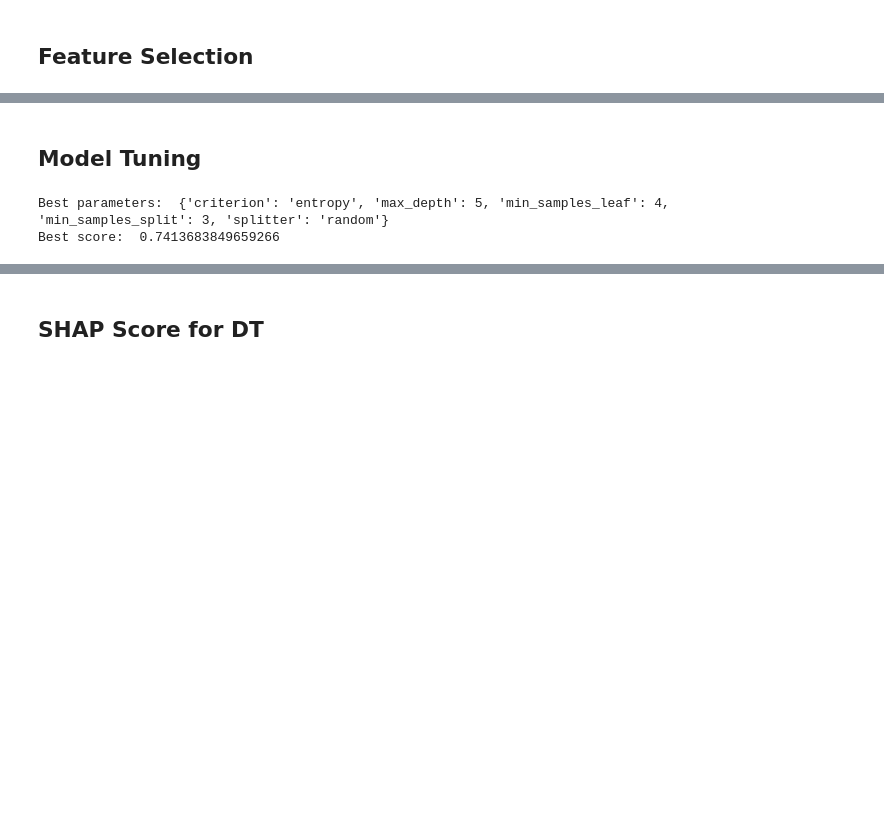
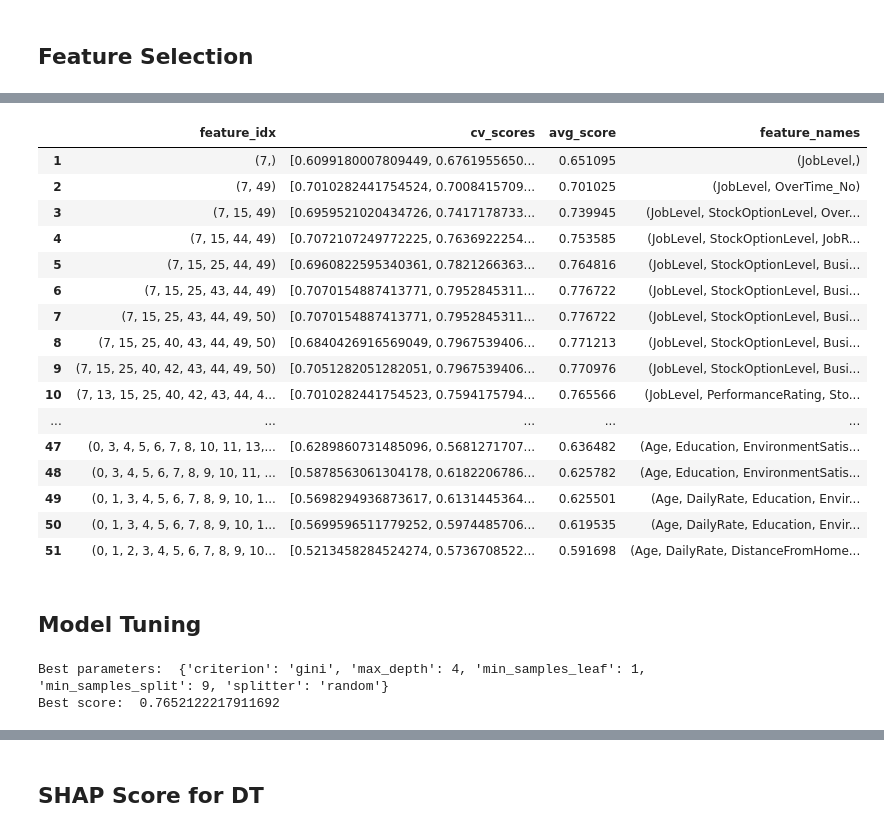
Before and after one commit to cicasiano/capstone-hr-analytics, a Jupyter notebook: notebooks/attrition-prediction.ipynb, the cells around one changed output, grey strips where cells are left out. Saved outputs shown, nothing was run; the diff lists cells and outputs as text; code cells hidden in the pictures; blank space fills up the shorter version.

```diff
--- a/notebooks/attrition-prediction.ipynb
+++ b/notebooks/attrition-prediction.ipynb
@@ -112,0 +117,2 @@ plt.show()
+# %%
+ibm_data = ibm_data.drop(columns= ['EmployeeCount', 'EmployeeNumber', 'Over18', 'StandardHours'])
@@ -112,0 +136,22 @@ plt.show()
+# %%
+# https://www.kaggle.com/code/vincentlugat/ibm-attrition-analysis-and-prediction?scriptVersionId=10006574&cellId=36
+
+# Threshold for removing correlated variables
+threshold = 0.8 #lowering the threshold to 0.7 from example
+
+# Absolute value correlation matrix
+corr_matrix = df_encoded.corr().abs()
+corr_matrix.head()
+
+# Upper triangle of correlations
+upper = corr_matrix.where(np.triu(np.ones(corr_matrix.shape), k=1).astype(bool))
+upper.head()
+
+# Select columns with correlations above threshold
+to_drop = [column for column in upper.columns if any(upper[column] > threshold)]
+
+print('There are %d columns to remove :' % (len(to_drop)))
+
+X = X.drop(columns = to_drop)
+
+to_drop
@@ -156,13 +198,13 @@ from sklearn.model_selection import train_test_split
 df = ibm_data
 # 80:10:10
 train_size=0.8
+X_train, X_test, y_train, y_test = train_test_split(X,y, train_size=0.8)
+# X_train, X_rem, y_train, y_rem = train_test_split(X,y, train_size=0.8)
 
-X_train, X_rem, y_train, y_rem = train_test_split(X,y, train_size=0.8)
-
-test_size = 0.5
-X_valid, X_test, y_valid, y_test = train_test_split(X_rem,y_rem, test_size=0.5)
+# test_size = 0.5
+# X_valid, X_test, y_valid, y_test = train_test_split(X_rem,y_rem, test_size=0.5)
 
 print(X_train.shape), print(y_train.shape)
 # print(X_valid.shape),print(y_valid.shape)
-# print(X_test.shape),print(y_test.shape)
+print(X_test.shape),print(y_test.shape)
 # %% [output]
@@ -207,25 +251,43 @@ Requirement already satisfied: six>=1.5 in /usr/local/lib/python3.9/dist-package
 # %%
 # Going to conduct various wrapper methods for feature selection on Decision Tree and SVM
 
 # forward selection method
 # http://rasbt.github.io/mlxtend/api_subpackages/mlxtend.feature_selection/#sequentialfeatureselector
 from mlxtend.feature_selection import SequentialFeatureSelector as SFS
 from sklearn.tree import DecisionTreeClassifier
 
 
 #Define Sequential Forward Selection (sfs)
 sfs = SFS(DecisionTreeClassifier(),
-           k_features=(40,54),
+           k_features=(40,51),
           #  forward=True,
            floating=False,
            scoring = 'roc_auc'
            )
 #Use SFS to select the top 5 features
 sfs.fit(X_train, y_train)
 
 #Create a dataframe for the SFS results
 df_SFS_results = pd.DataFrame(sfs.subsets_).transpose()
 df_SFS_results
+# %% [output]
+|  | feature_idx | cv_scores | avg_score | feature_names |
+| 1 | (7,) | [0.6099180007809449, 0.6761955650... | 0.651095 | (JobLevel,) |
+| 2 | (7, 49) | [0.7010282441754524, 0.7008415709... | 0.701025 | (JobLevel, OverTime_No) |
+| 3 | (7, 15, 49) | [0.6959521020434726, 0.7417178733... | 0.739945 | (JobLevel, StockOptionLevel, Over... |
+| 4 | (7, 15, 44, 49) | [0.7072107249772225, 0.7636922254... | 0.753585 | (JobLevel, StockOptionLevel, JobR... |
+| 5 | (7, 15, 25, 44, 49) | [0.6960822595340361, 0.7821266363... | 0.764816 | (JobLevel, StockOptionLevel, Busi... |
+| 6 | (7, 15, 25, 43, 44, 49) | [0.7070154887413771, 0.7952845311... | 0.776722 | (JobLevel, StockOptionLevel, Busi... |
+| 7 | (7, 15, 25, 43, 44, 49, 50) | [0.7070154887413771, 0.7952845311... | 0.776722 | (JobLevel, StockOptionLevel, Busi... |
+| 8 | (7, 15, 25, 40, 43, 44, 49, 50) | [0.6840426916569049, 0.7967539406... | 0.771213 | (JobLevel, StockOptionLevel, Busi... |
+| 9 | (7, 15, 25, 40, 42, 43, 44, 49, 50) | [0.7051282051282051, 0.7967539406... | 0.770976 | (JobLevel, StockOptionLevel, Busi... |
+| 10 | (7, 13, 15, 25, 40, 42, 43, 44, 4... | [0.7010282441754523, 0.7594175794... | 0.765566 | (JobLevel, PerformanceRating, Sto... |
+| ... | ... | ... | ... | ... |
+| 47 | (0, 3, 4, 5, 6, 7, 8, 10, 11, 13,... | [0.6289860731485096, 0.5681271707... | 0.636482 | (Age, Education, EnvironmentSatis... |
+| 48 | (0, 3, 4, 5, 6, 7, 8, 9, 10, 11, ... | [0.5878563061304178, 0.6182206786... | 0.625782 | (Age, Education, EnvironmentSatis... |
+| 49 | (0, 1, 3, 4, 5, 6, 7, 8, 9, 10, 1... | [0.5698294936873617, 0.6131445364... | 0.625501 | (Age, DailyRate, Education, Envir... |
+| 50 | (0, 1, 3, 4, 5, 6, 7, 8, 9, 10, 1... | [0.5699596511779252, 0.5974485706... | 0.619535 | (Age, DailyRate, Education, Envir... |
+| 51 | (0, 1, 2, 3, 4, 5, 6, 7, 8, 9, 10... | [0.5213458284524274, 0.5736708522... | 0.591698 | (Age, DailyRate, DistanceFromHome... |
 # %% [markdown]
 ## Model Tuning
 # %%
@@ -240,7 +303,7 @@ dt = DecisionTreeClassifier()
 param_grid = {
     'criterion':['gini','entropy'],
     'splitter':['best','random'],
-    'max_depth':range(1,10),
+    'max_depth':range(1,20),
     'min_samples_split':range(2,10),
     'min_samples_leaf':range(1,5)
             }
@@ -253,5 +316,5 @@ grid_search.fit(X_train, y_train)
 print("Best parameters: ", grid_search.best_params_)
 print("Best score: ", grid_search.best_score_)
 # %% [output]
-Best parameters:  {'criterion': 'entropy', 'max_depth': 5, 'min_samples_leaf': 4, 'min_samples_split': 3, 'splitter': 'random'}
-Best score:  0.7413683849659266
+Best parameters:  {'criterion': 'gini', 'max_depth': 4, 'min_samples_leaf': 1, 'min_samples_split': 9, 'splitter': 'random'}
+Best score:  0.7652122217911692
```
Also changed, not shown: parts of 33 cells of this notebook.
